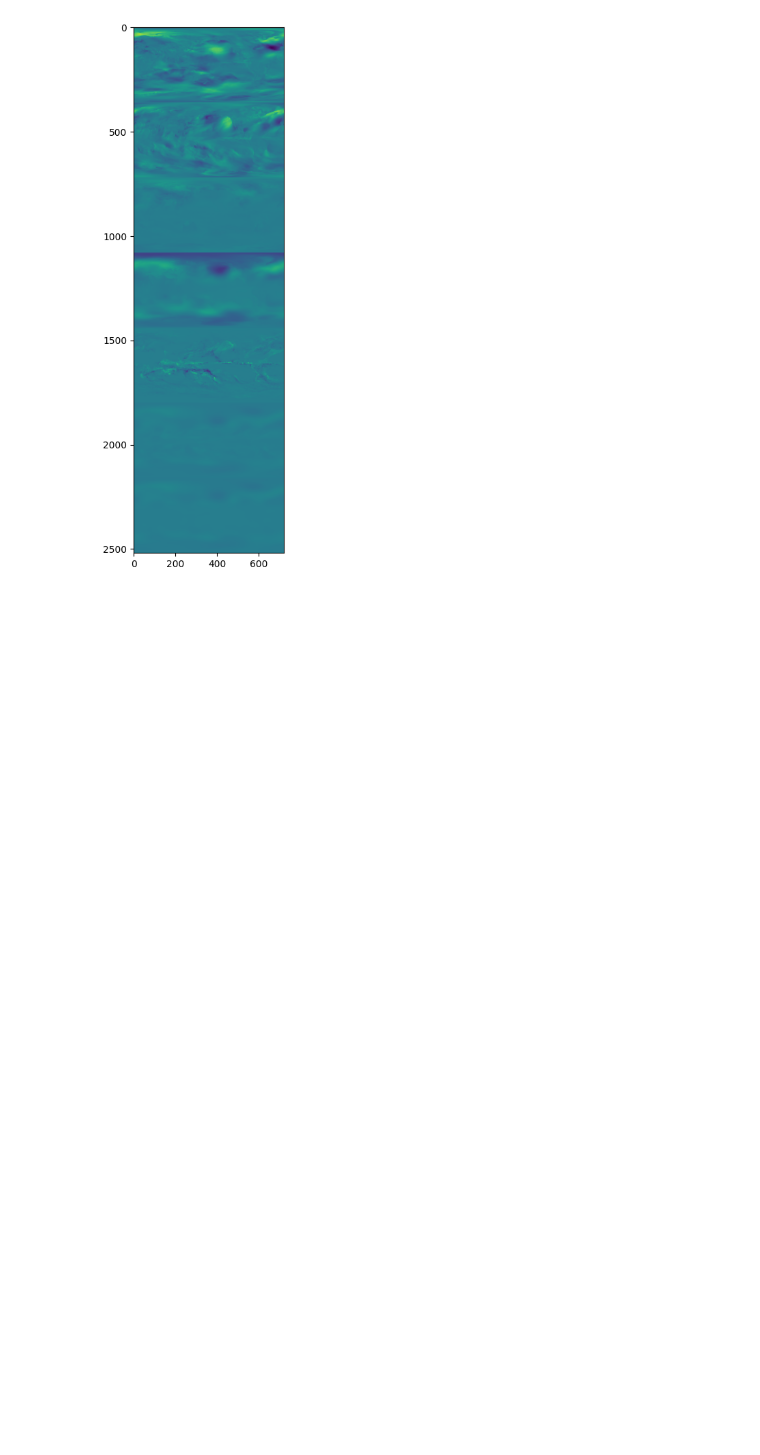
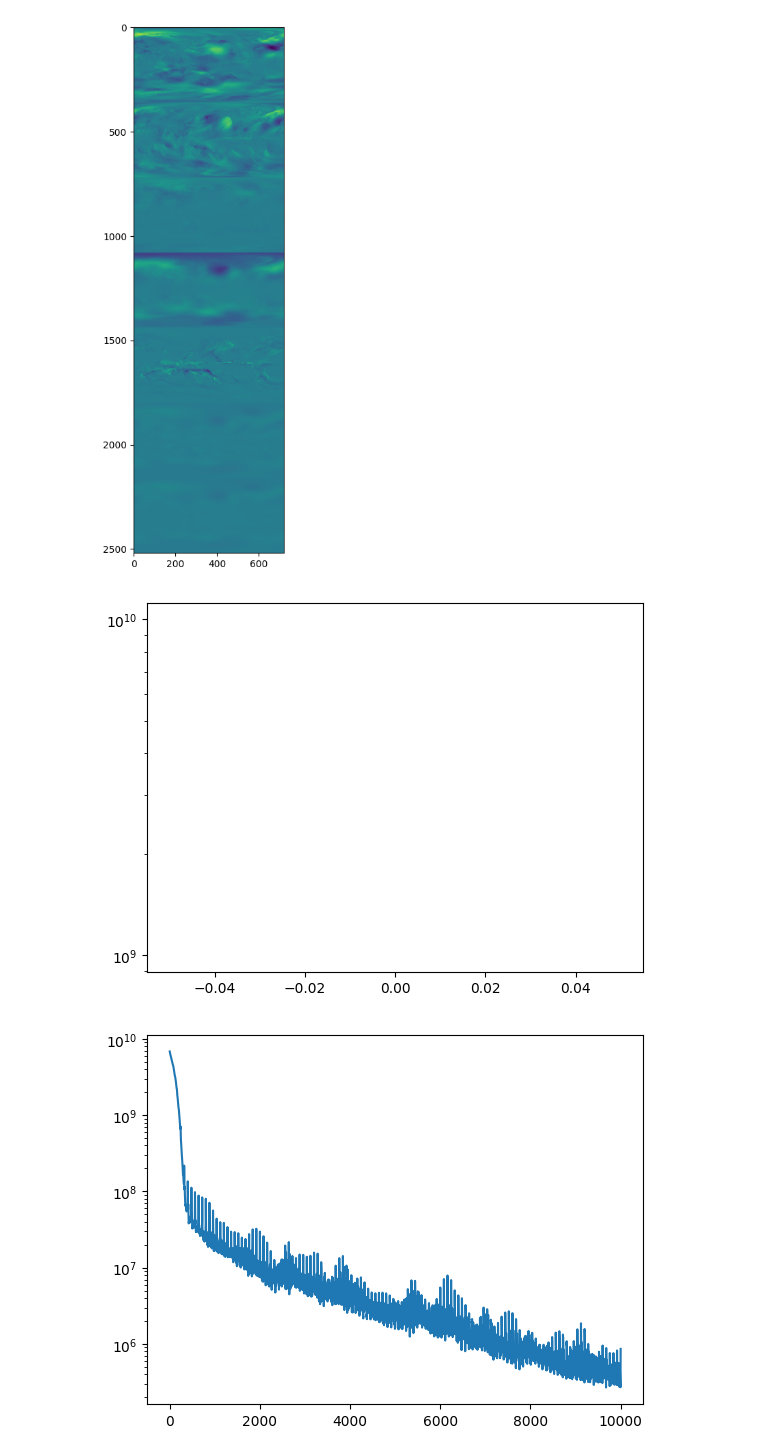
Before and after one commit to akhilsadam/ERA5_PredRNN, a Jupyter notebook: testing/DMD-memory/DMD-memory.ipynb, the cells around one changed output. Cells and saved outputs as stored; diff of their text form; code cells hidden in the pictures; blank space fills up the shorter version.

```diff
--- a/testing/DMD-memory/DMD-memory.ipynb
+++ b/testing/DMD-memory/DMD-memory.ipynb
@@ -177,12 +177,23 @@ lf = nn.MSELoss()
 dgpu = u_pre = (mcpu.T @ d).cuda()
 # %%
 
+train = 100
+
 losses = []
-for i in tqdm(range(20000)):
-    a = i % (d.shape[1] - length)
+net.train()
+for i in tqdm(range(70000)):
+    a = i % (train - length)
     c = a + length//2
     b = a + length
 
     loss = step(net, dgpu[:,a:c], dgpu[:,c:b], opt, lf, length)
     # print(loss)
     losses.append(loss)
+
+    if i % 10000 == 0:
+        plt.plot(losses) # 70k steps
+        plt.yscale('log')
+        plt.show()
+# %% [output]
+[figure, added]
+[figure, added]
```
Also changed, not shown: parts of 7 cells of this notebook, 2 other files.
